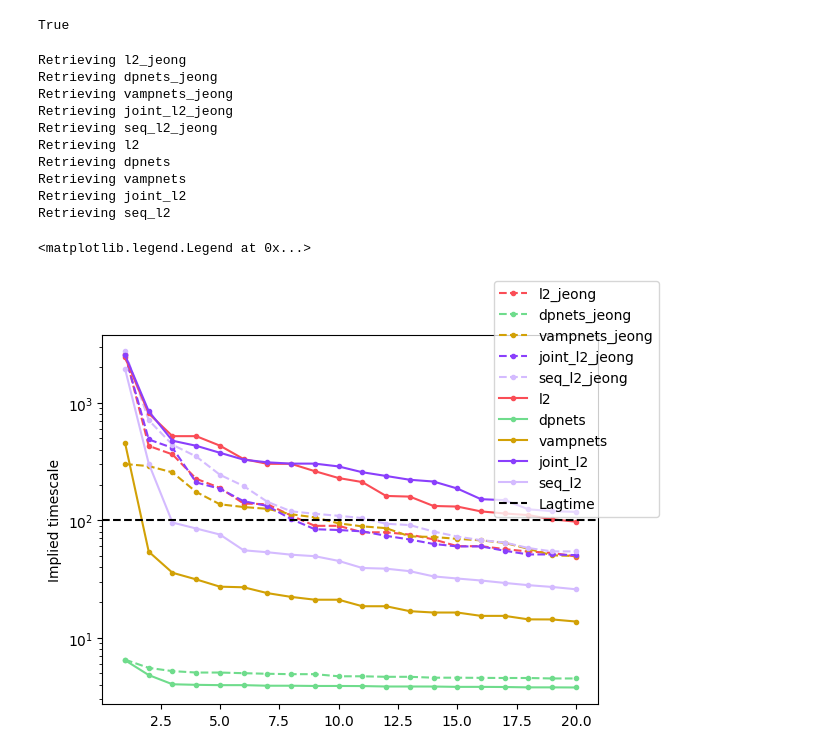
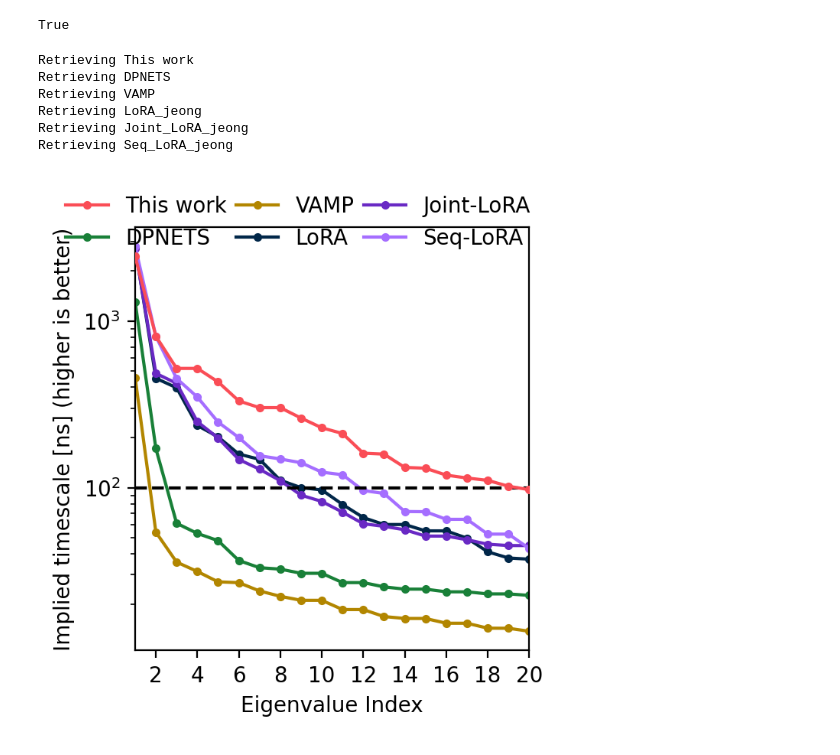
Before and after one commit to pietronvll/encoderops, a Jupyter notebook: exps/trpcage/baselines_analysis.ipynb, the cells around one changed output. Cells and saved outputs as stored; diff of their text form; code cells hidden in the pictures.

Commit message:
Plots

```diff
--- a/exps/trpcage/baselines_analysis.ipynb
+++ b/exps/trpcage/baselines_analysis.ipynb
@@ -28,16 +30,16 @@ load_dotenv()
 True
 # %%
 baseline_runs: dict[str, str] = {
-    "l2_jeong": "ri2xdor0",
-    "dpnets_jeong": "jrrv6r59",
-    "vampnets_jeong": "zgh4xh6a",
-    "joint_l2_jeong": "2j4k7wf7",
-    "seq_l2_jeong": "h4np95x4",
-    "l2": "9dgu7e6f",
-    "dpnets": "1104ltut",
-    "vampnets": "oy1cfh9i",
-    "joint_l2": "03lvauoh",
-    "seq_l2": "860pfnf9",
+    "This work": "9dgu7e6f",
+    "DPNETS": "g6kuxztg",
+    "VAMP": "oy1cfh9i",
+    #"Joint_L2": "03lvauoh",
+    #"Seq_L2": "860pfnf9",
+    "LoRA_jeong": "ri2xdor0",
+    #"DPNETS_jeong": "q6wkkd4o",
+    #"VAMP_jeong": "zgh4xh6a",
+    "Joint_LoRA_jeong": "2j4k7wf7",
+    "Seq_LoRA_jeong": "h4np95x4",
 }
 # %%
 ckpt_path = lambda baseline: Path(f"logs/encoderops-2JOF/{baseline_runs[baseline]}/checkpoints/last.ckpt")
@@ -54,16 +56,12 @@ def get_timescales(baseline):
 # %%
 timescales = {k: get_timescales(k) for k in baseline_runs.keys()}
 # %% [output]
-Retrieving l2_jeong
-Retrieving dpnets_jeong
-Retrieving vampnets_jeong
-Retrieving joint_l2_jeong
-Retrieving seq_l2_jeong
-Retrieving l2
-Retrieving dpnets
-Retrieving vampnets
-Retrieving joint_l2
-Retrieving seq_l2
+Retrieving This work
+Retrieving DPNETS
+Retrieving VAMP
+Retrieving LoRA_jeong
+Retrieving Joint_LoRA_jeong
+Retrieving Seq_LoRA_jeong
 # %%
 palettes = {
     "categorical_light": [
@@ -171,25 +169,33 @@ palettes = {
 }
 # %%
 color_dict = {
-    "l2": 4,
-    "vampnets": 9,
-    "dpnets": 6,
-    "seq_l2": 13,
-    "joint_l2": 0
+    "This work": 4,
+    "LoRA": 11,
+    "VAMP": 9,
+    "DPNETS": 6,
+    "Seq_LoRA": 13,
+    "Joint_LoRA": 0
 }
-fig, ax = plt.subplots()
+fig, ax = plt.subplots(figsize=(3.5,3.5), dpi=200)
 for k, ts in timescales.items():
     ts = ts[:20]
     is_jeong = 'jeong' in k
     name = k[:-6] if is_jeong else k
+    label = name.replace('_', '-')
+    if is_jeong:
+        label += ""
     x = range(1, len(ts) + 1)
-    color = palettes['categorical_dark'][color_dict[name]]
-    linestyle = '--' if is_jeong else '-'
-    ax.plot(x, ts, '.-', label = k, c = color, linestyle=linestyle)
+    color = palettes['categorical_light'][color_dict[name]]
+    #linestyle = '--' if is_jeong else '-'
+    ax.plot(x, ts, '.-', label = label, c = color)
 ax.set_yscale('log')
-ax.set_ylabel('Implied timescale')
-ax.axhline(y=100, color='k', linestyle='--', label="Lagtime")
-fig.legend()
+ax.set_ylabel('Implied timescale [ns] (higher is better)')
+ax.set_xlabel('Eigenvalue Index')
+ax.axhline(y=100, color='k', linestyle='--')
+ax.set_xmargin(0)
+ax.xaxis.set_major_locator(MaxNLocator(integer=True))
+fig.legend(bbox_to_anchor=(0.05, 0.9, 0.9, 0.2), loc="lower center",mode="expand", borderaxespad=0, ncol=3, frameon=False)
+fig.tight_layout()
+fig.savefig("implied_ts.svg")
 # %% [output]
-<matplotlib.legend.Legend at 0x...>
-[figure, old version]
+[figure, new version]
```
Also changed, not shown: parts of 1 cell of this notebook.
